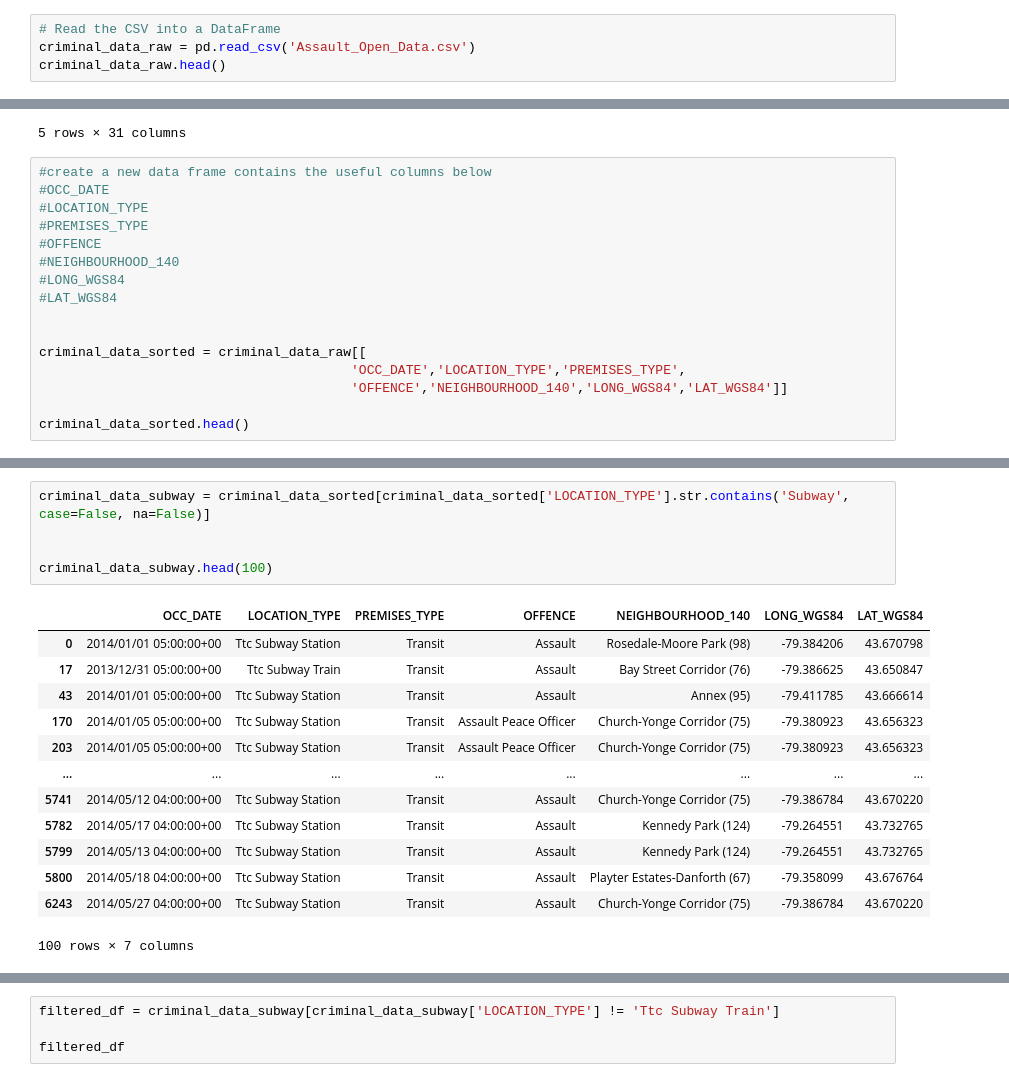
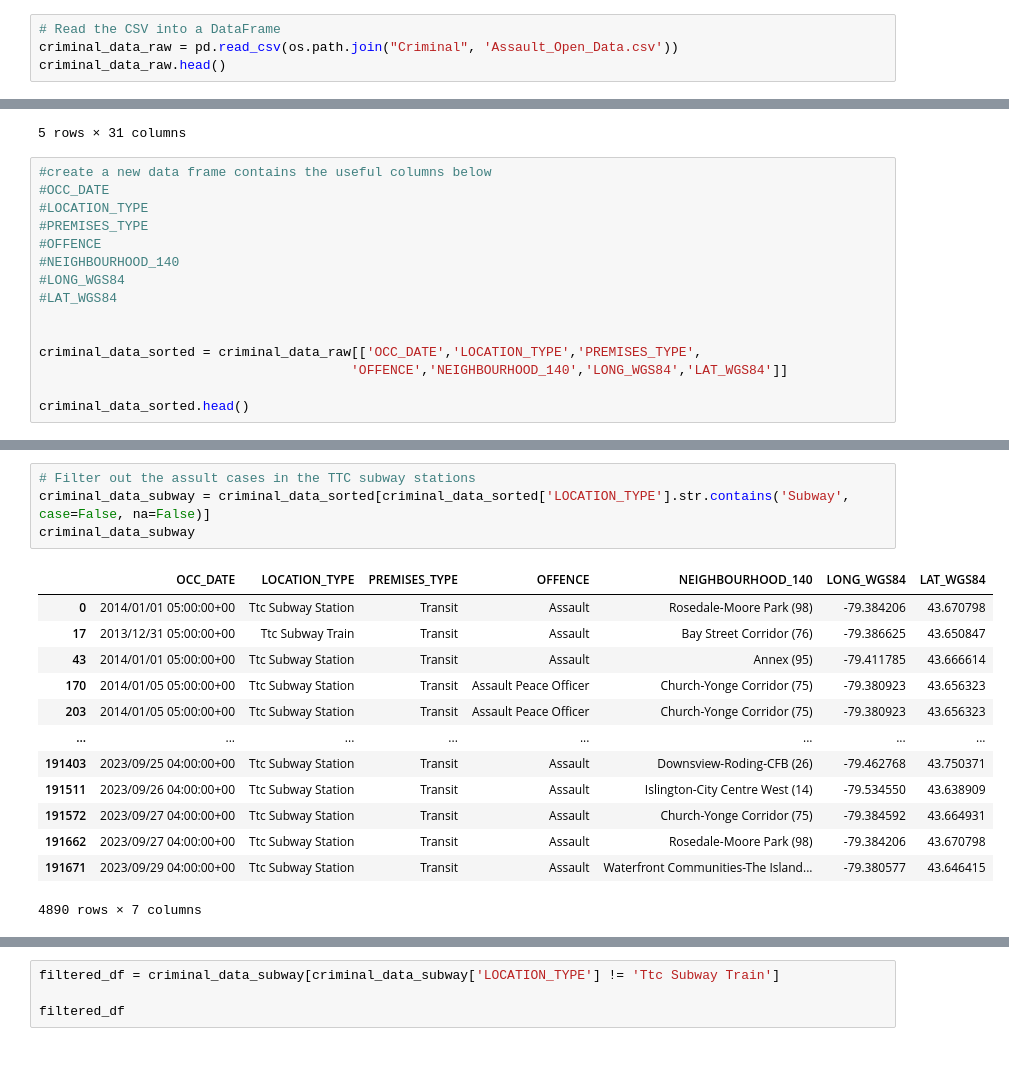
Before and after one commit to YuqiHu/TTC_Subway_Delay_Analysis, a Jupyter notebook: Criminal Data Clean up.ipynb, the cells around one changed output, grey strips where cells are left out. Drawn from its saved outputs; the diff is of its cells as text.

```diff
--- a/Criminal Data Clean up.ipynb
+++ b/Criminal Data Clean up.ipynb
@@ -6,6 +7,6 @@ import matplotlib.pyplot as plt
 # %%
 # Read the CSV into a DataFrame
-criminal_data_raw = pd.read_csv('Assault_Open_Data.csv')
+criminal_data_raw = pd.read_csv(os.path.join("Criminal", 'Assault_Open_Data.csv'))
 criminal_data_raw.head()
 # %% [output]
 |  | X | Y | OBJECTID | EVENT_UNIQUE_ID | REPORT_DATE | OCC_DATE | REPORT_YEAR | REPORT_MONTH | ... |
@@ -26,8 +27,7 @@ criminal_data_raw.head()
 #LAT_WGS84
 
 
-criminal_data_sorted = criminal_data_raw[[
-                                        'OCC_DATE','LOCATION_TYPE','PREMISES_TYPE',
+criminal_data_sorted = criminal_data_raw[['OCC_DATE','LOCATION_TYPE','PREMISES_TYPE',
                                         'OFFENCE','NEIGHBOURHOOD_140','LONG_WGS84','LAT_WGS84']]
 
 criminal_data_sorted.head()
@@ -39,22 +39,21 @@ criminal_data_sorted.head()
 | 3 | 2014/01/01 05:00:00+00 | Streets, Roads, Highways (Bicycle... | Outside | Assault Peace Officer | Bay Street Corridor (76) | -79.383200 | 43.654313 |
 | 4 | 2014/01/01 05:00:00+00 | Commercial Dwelling Unit (Hotel, ... | Commercial | Assault With Weapon | Downsview-Roding-CFB (26) | -79.513797 | 43.719824 |
 # %%
+# Filter out the assult cases in the TTC subway stations
 criminal_data_subway = criminal_data_sorted[criminal_data_sorted['LOCATION_TYPE'].str.contains('Subway', case=False, na=False)]
-
-
-criminal_data_subway.head(100)
+criminal_data_subway
 # %% [output]
 |  | OCC_DATE | LOCATION_TYPE | PREMISES_TYPE | OFFENCE | NEIGHBOURHOOD_140 | LONG_WGS84 | LAT_WGS84 |
 | 0 | 2014/01/01 05:00:00+00 | Ttc Subway Station | Transit | Assault | Rosedale-Moore Park (98) | -79.384206 | 43.670798 |
 | 17 | 2013/12/31 05:00:00+00 | Ttc Subway Train | Transit | Assault | Bay Street Corridor (76) | -79.386625 | 43.650847 |
 | 43 | 2014/01/01 05:00:00+00 | Ttc Subway Station | Transit | Assault | Annex (95) | -79.411785 | 43.666614 |
 | 170 | 2014/01/05 05:00:00+00 | Ttc Subway Station | Transit | Assault Peace Officer | Church-Yonge Corridor (75) | -79.380923 | 43.656323 |
 | 203 | 2014/01/05 05:00:00+00 | Ttc Subway Station | Transit | Assault Peace Officer | Church-Yonge Corridor (75) | -79.380923 | 43.656323 |
 | ... | ... | ... | ... | ... | ... | ... | ... |
-| 5741 | 2014/05/12 04:00:00+00 | Ttc Subway Station | Transit | Assault | Church-Yonge Corridor (75) | -79.386784 | 43.670220 |
-| 5782 | 2014/05/17 04:00:00+00 | Ttc Subway Station | Transit | Assault | Kennedy Park (124) | -79.264551 | 43.732765 |
-| 5799 | 2014/05/13 04:00:00+00 | Ttc Subway Station | Transit | Assault | Kennedy Park (124) | -79.264551 | 43.732765 |
-| 5800 | 2014/05/18 04:00:00+00 | Ttc Subway Station | Transit | Assault | Playter Estates-Danforth (67) | -79.358099 | 43.676764 |
-| 6243 | 2014/05/27 04:00:00+00 | Ttc Subway Station | Transit | Assault | Church-Yonge Corridor (75) | -79.386784 | 43.670220 |
+| 191403 | 2023/09/25 04:00:00+00 | Ttc Subway Station | Transit | Assault | Downsview-Roding-CFB (26) | -79.462768 | 43.750371 |
+| 191511 | 2023/09/26 04:00:00+00 | Ttc Subway Station | Transit | Assault | Islington-City Centre West (14) | -79.534550 | 43.638909 |
+| 191572 | 2023/09/27 04:00:00+00 | Ttc Subway Station | Transit | Assault | Church-Yonge Corridor (75) | -79.384592 | 43.664931 |
+| 191662 | 2023/09/27 04:00:00+00 | Ttc Subway Station | Transit | Assault | Rosedale-Moore Park (98) | -79.384206 | 43.670798 |
+| 191671 | 2023/09/29 04:00:00+00 | Ttc Subway Station | Transit | Assault | Waterfront Communities-The Island... | -79.380577 | 43.646415 |
-100 rows × 7 columns
+4890 rows × 7 columns
 # %%
```
Also changed, not shown: parts of 3 cells of this notebook, 7 other files.
